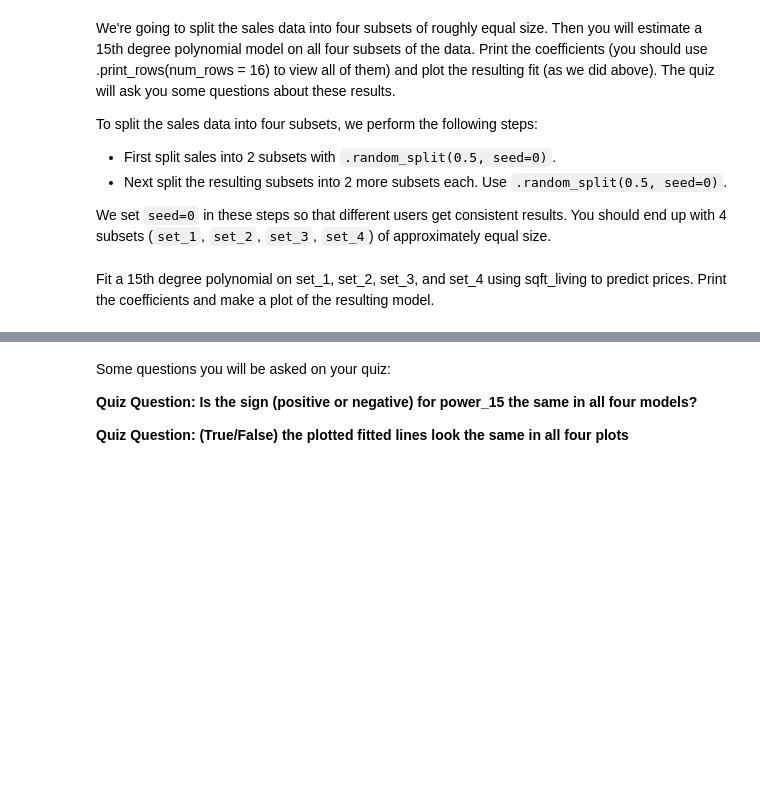
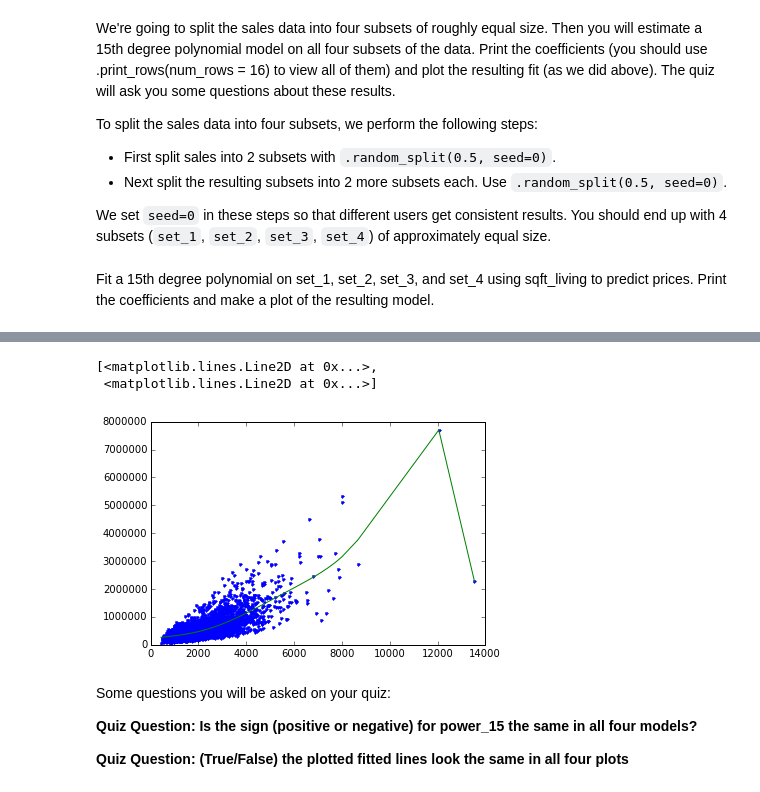
Before and after one commit to cnnickolay/machine_learning_coursera_assignments, a Jupyter notebook: dato/regression_week_3/week-3-polynomial-regression-assignment-blank.ipynb, the cells around one changed output, grey strips where cells are left out. Drawn from its saved outputs; the diff is of its cells as text; code cells hidden in the pictures; blank space fills up the shorter version.

```diff
--- a/dato/regression_week_3/week-3-polynomial-regression-assignment-blank.ipynb
+++ b/dato/regression_week_3/week-3-polynomial-regression-assignment-blank.ipynb
@@ -161,5 +257,15 @@ To split the sales data into four subsets, we perform the following steps:
 
 We set `seed=0` in these steps so that different users get consistent results.
 You should end up with 4 subsets (`set_1`, `set_2`, `set_3`, `set_4`) of approximately equal size.
+# %%
+subset1, subset2 = sales.random_split(0.5, seed=0)
+set1,set2 = subset1.random_split(0.5, seed=0)
+set3,set4 = subset2.random_split(0.5, seed=0)
 # %% [markdown]
 Fit a 15th degree polynomial on set_1, set_2, set_3, and set_4 using sqft_living to predict prices. Print the coefficients and make a plot of the resulting model.
+# %%
+poly15_data_set1 = polynomial_sframe(set1['sqft_living'], 15)
+my_features = poly15_data_set1.column_names() # get the name of the features
+poly15_data_set1['price'] = set1['price'] # add price to the data since it's the target
+model15_set1 = graphlab.linear_regression.create(poly15_data_set1, target = 'price', features = my_features, validation_set = None)
+model15_set1.coefficients.print_rows(num_rows=16)
@@ -166,3 +350,10 @@ Fit a 15th degree polynomial on set_1, set_2, set_3, and set_4 using sqft_living
+# %%
+plt.plot(poly15_data_set1['power_1'],poly15_data_set1['price'],'.',
+        poly15_data_set1['power_1'], model15_set1.predict(poly15_data_set1),'-')
+# %% [output]
+[<matplotlib.lines.Line2D at 0x...>,
+ <matplotlib.lines.Line2D at 0x...>]
+[figure, added]
 # %% [markdown]
 Some questions you will be asked on your quiz:
 
```
Also changed, not shown: parts of 25 cells of this notebook, 5 other files.
